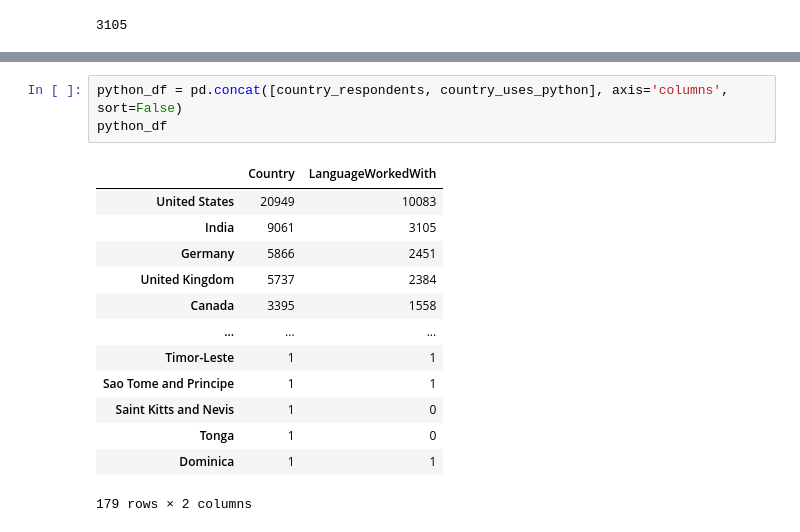
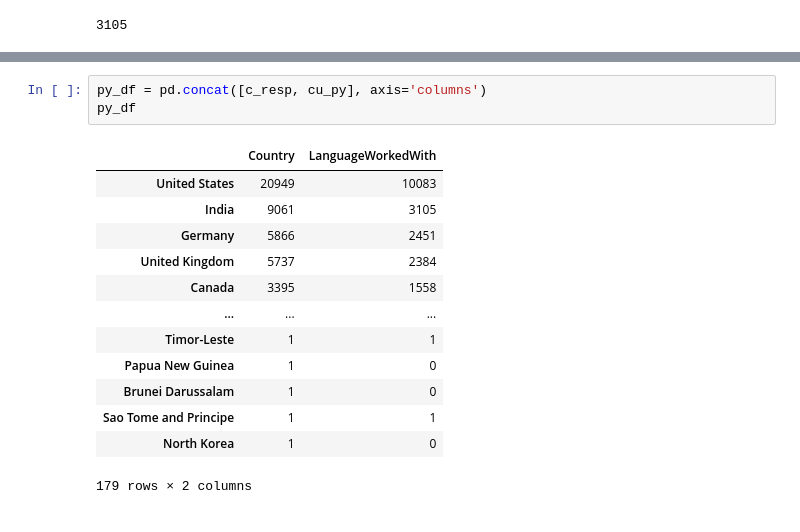
Before and after one commit to Lukasz310/CMS-Pandas, a Jupyter notebook: Notebook/Pandas Demo.ipynb, the cells around one changed output, grey strips where cells are left out. Drawn from its saved outputs; the diff is of its cells as text.

```diff
--- a/Notebook/Pandas Demo.ipynb
+++ b/Notebook/Pandas Demo.ipynb
@@ -277,18 +220,18 @@ Name: LanguageWorkedWith, Length: 179, dtype: int64
-# %%
-python_df = pd.concat([country_respondents, country_uses_python], axis='columns', sort=False)
-python_df
-# %% [output]
-|  | Country | LanguageWorkedWith |
-| United States | 20949 | 10083 |
-| India | 9061 | 3105 |
-| Germany | 5866 | 2451 |
-| United Kingdom | 5737 | 2384 |
-| Canada | 3395 | 1558 |
-| ... | ... | ... |
-| Timor-Leste | 1 | 1 |
-| Sao Tome and Principe | 1 | 1 |
-| Saint Kitts and Nevis | 1 | 0 |
-| Tonga | 1 | 0 |
-| Dominica | 1 | 1 |
-179 rows × 2 columns
+# %%
+py_df = pd.concat([c_resp, cu_py], axis='columns')
+py_df
+# %% [output]
+|  | Country | LanguageWorkedWith |
+| United States | 20949 | 10083 |
+| India | 9061 | 3105 |
+| Germany | 5866 | 2451 |
+| United Kingdom | 5737 | 2384 |
+| Canada | 3395 | 1558 |
+| ... | ... | ... |
+| Timor-Leste | 1 | 1 |
+| Papua New Guinea | 1 | 0 |
+| Brunei Darussalam | 1 | 0 |
+| Sao Tome and Principe | 1 | 1 |
+| North Korea | 1 | 0 |
+179 rows × 2 columns
 # %%
```
Also changed, not shown: parts of 24 cells of this notebook.
